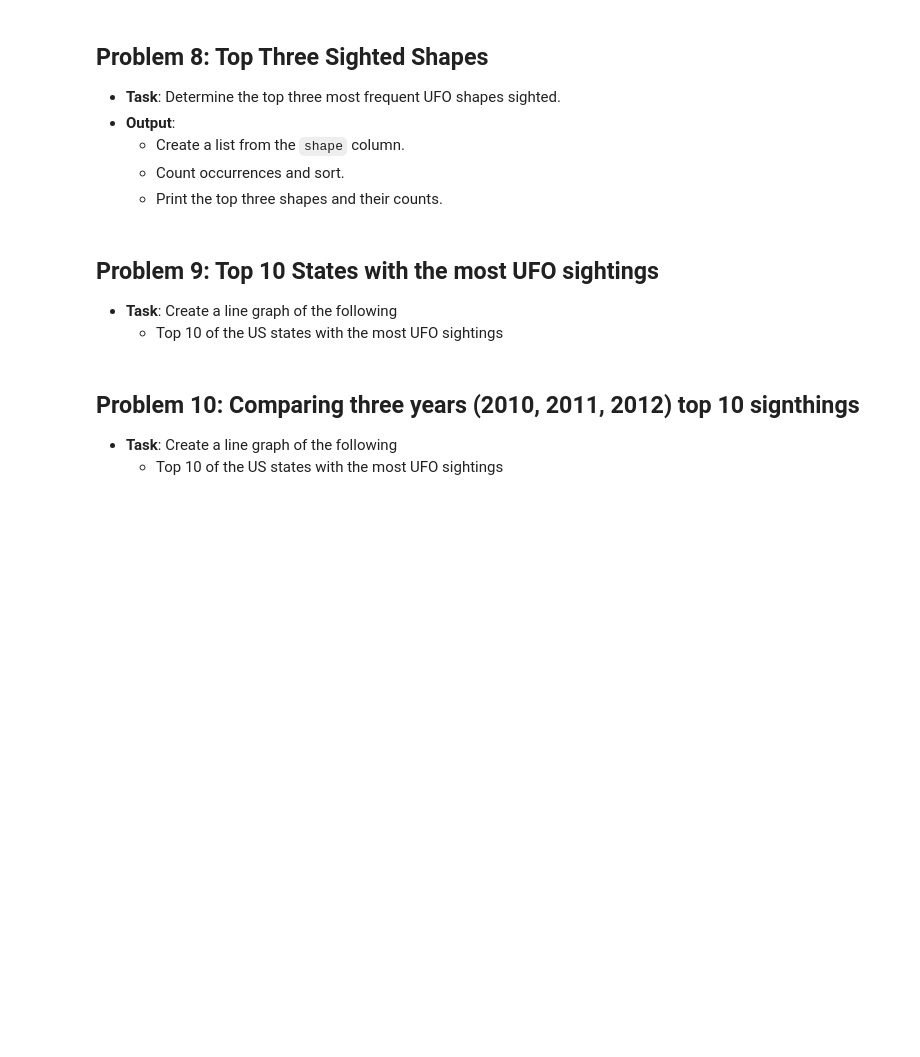
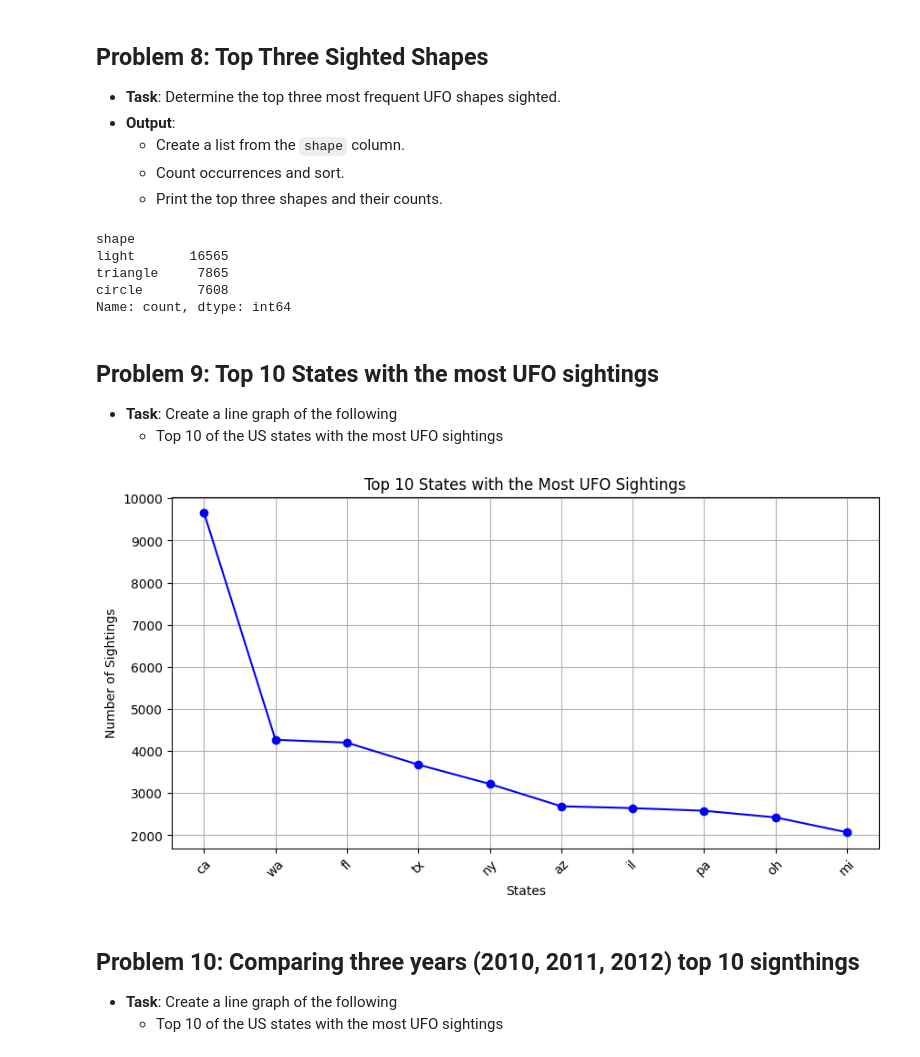
Before and after one commit to mairasiddiqi/MairaSiddiqiPythonASEProjects, a Jupyter notebook: Fundamentals1/Maira_Siddiqi_UFO_Sightings_Data_Analysis.ipynb, the cells around one changed output. Saved outputs shown, nothing was run; the diff lists cells and outputs as text; code cells hidden in the pictures; blank space fills up the shorter version.

```diff
--- a/Fundamentals1/Maira_Siddiqi_UFO_Sightings_Data_Analysis.ipynb
+++ b/Fundamentals1/Maira_Siddiqi_UFO_Sightings_Data_Analysis.ipynb
@@ -193,7 +193,19 @@ Shortest significant sighting duration: 0.001 seconds
   - Count occurrences and sort.
   - Print the top three shapes and their counts.
 # %%
-# Write your code here
+import pandas as pd
+
+df = pd.read_csv('ufo-sightings.csv', low_memory=False)
+shape_counts = df['shape'].value_counts()
+top_three_shapes = shape_counts.head(3)
+
+print(top_three_shapes)
+# %% [output]
+shape
+light       16565
+triangle     7865
+circle       7608
+Name: count, dtype: int64
 # %% [markdown]
 ## Problem 9: Top 10 States with the most UFO sightings
 
@@ -201,6 +213,31 @@ Shortest significant sighting duration: 0.001 seconds
   - Top 10 of the US states with the most UFO sightings
 # %%
 # Write your code here
+
+import pandas as pd
+import matplotlib.pyplot as plt
+
+df = pd.read_csv('ufo-sightings.csv', low_memory=False)
+
+
+state_counts = df['state'].value_counts()
+
+
+top_10_states = state_counts.head(10)
+
+
+plt.figure(figsize=(10, 5))
+plt.plot(top_10_states.index, top_10_states.values, marker='o', linestyle='-', color='b')
+
+plt.xlabel("States")
+plt.ylabel("Number of Sightings")
+plt.title("Top 10 States with the Most UFO Sightings")
+plt.xticks(rotation=45)
+plt.grid(True)
+
+plt.show()
+# %% [output]
+[figure, added]
 # %% [markdown]
 ## Problem 10: Comparing three years (2010, 2011, 2012) top 10 signthings
 
```
Also changed, not shown: parts of 5 cells of this notebook.
